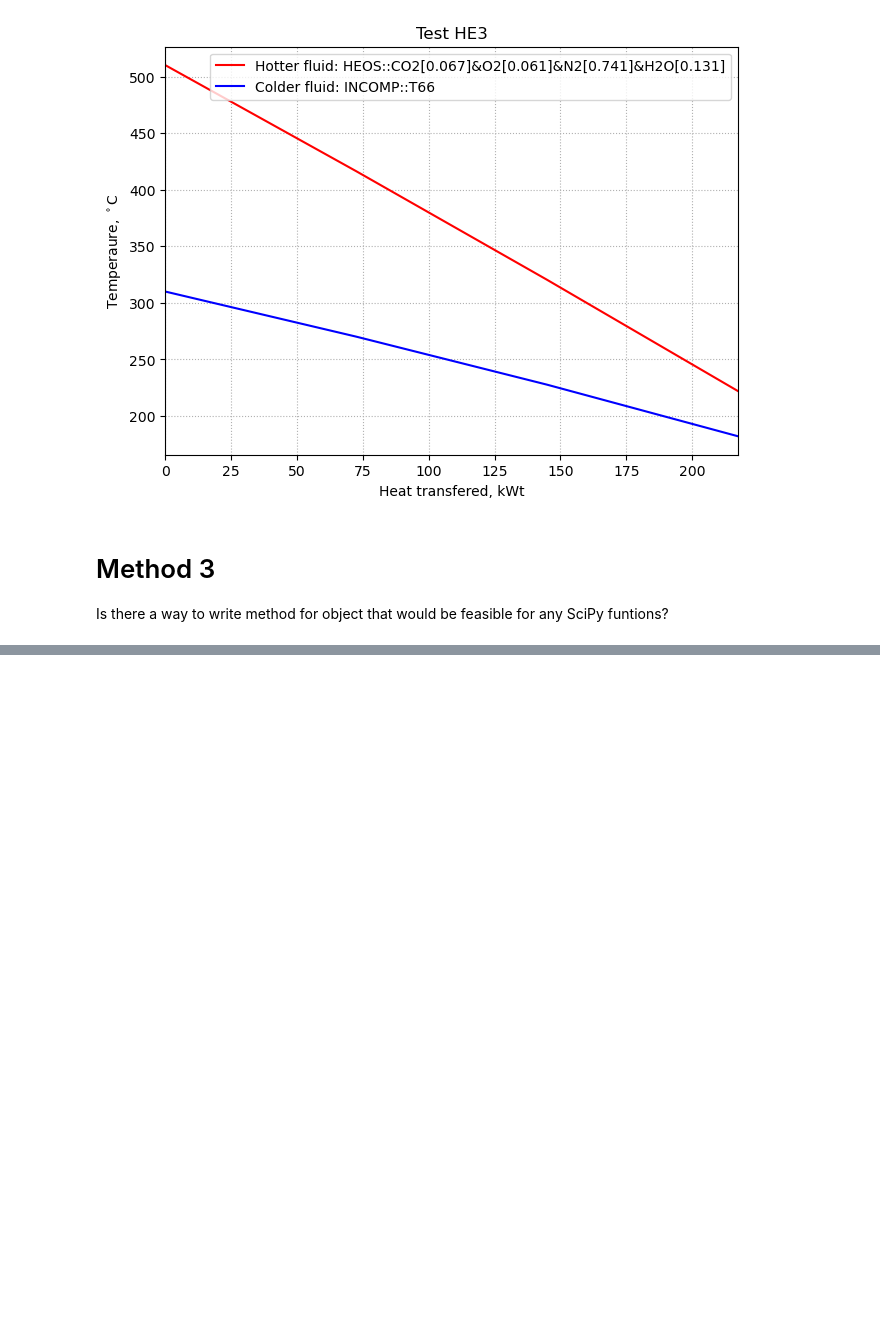
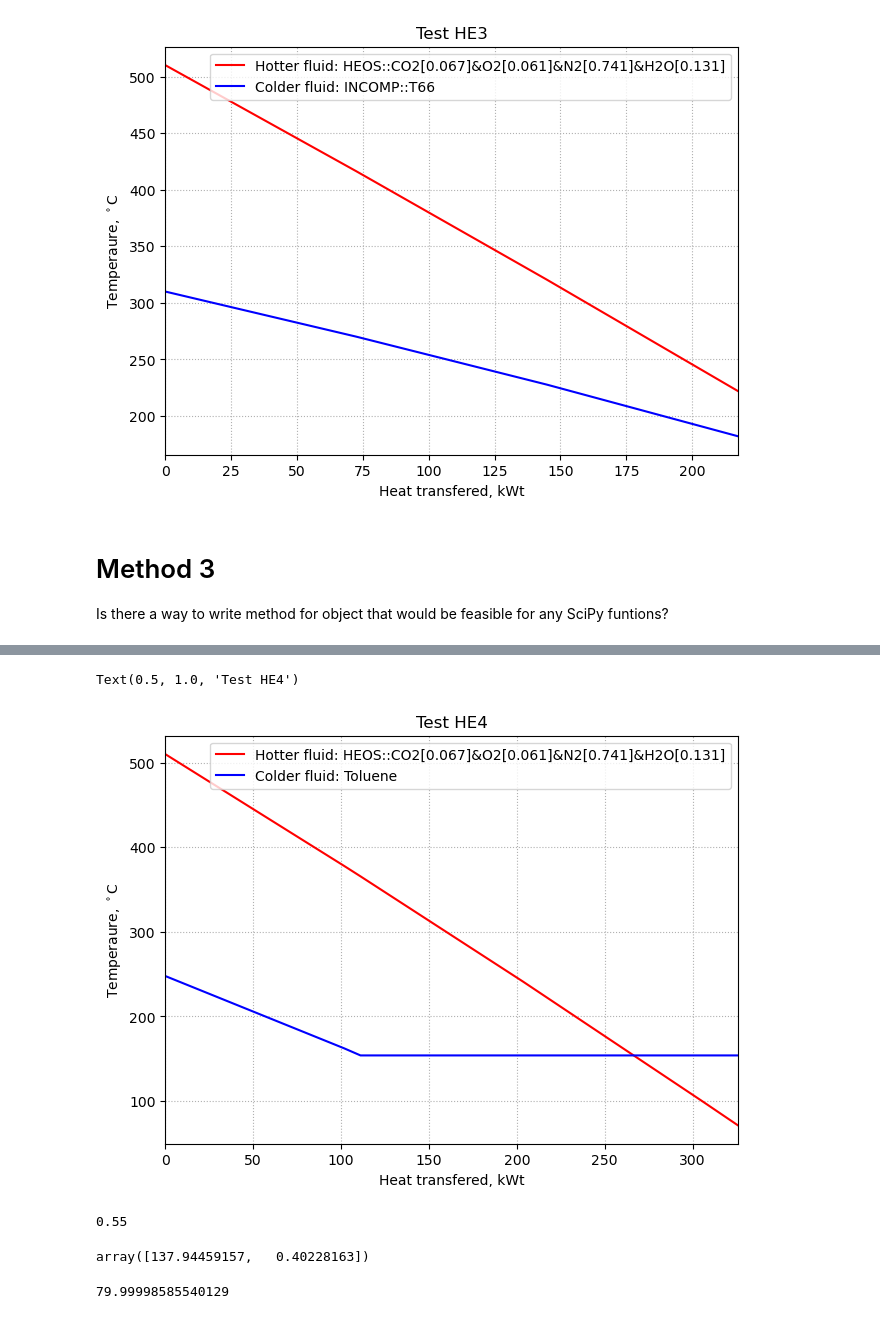
Before and after one commit to Arkamus/Object-Oriented-Power-Systems, a Jupyter notebook: OOPS_workbench.ipynb, the cells around one changed output, grey strips where cells are left out. Saved outputs shown, nothing was run; the diff lists cells and outputs as text; code cells hidden in the pictures; blank space fills up the shorter version.

```diff
--- a/OOPS_workbench.ipynb
+++ b/OOPS_workbench.ipynb
@@ -155,0 +192,12 @@ Is there a way to write method for object that would be feasible for any SciPy f
+# %%
+test_HE4 = HeatExchanger(T_hot_in = 510, T_hot_out = 100, T_cold_in = 57.95024173613791, T_cold_out = 247.64363507859628,
+                                  m_hot = 0.65, m_cold = 0.65, p_hot_in = 101.325, p_cold_in = 300,
+                                  hot_fluid = f'HEOS::CO2[{z_CO2}]&O2[{z_O2}]&N2[{z_N2}]&H2O[{z_H2O}]', cold_fluid = 'Toluene',
+                                  flow_arrangement = 'counter')
+# %%
+test_HE4.calc_temp_dist()
+test_HE4_fig, test_HE4_ax = test_HE4.plot_temp_dist_df()
+test_HE4_ax.set_title('Test HE4')
+# %% [output]
+Text(0.5, 1.0, 'Test HE4')
+[figure, added]
@@ -155,0 +209,12 @@ Is there a way to write method for object that would be feasible for any SciPy f
+# %%
+guess[1]
+# %% [output]
+0.55
+# %%
+res
+# %% [output]
+array([137.94459157,   0.40228163])
+# %%
+test_HE4.dT_min
+# %% [output]
+79.99998585540129
```
Also changed, not shown: parts of 42 cells of this notebook.
